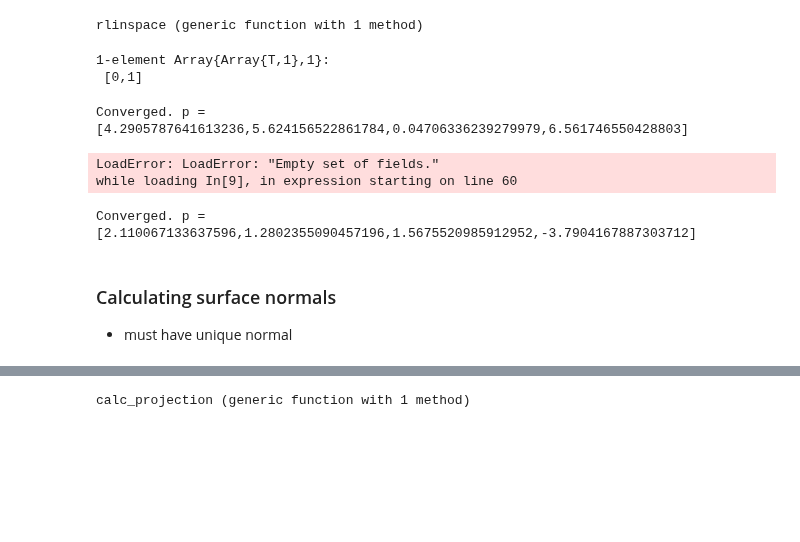
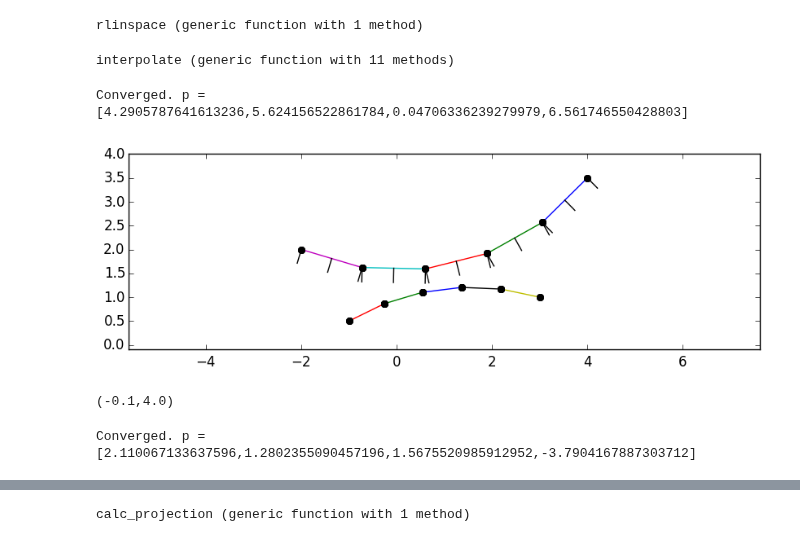
Before and after one commit to JuliaFEM/JuliaFEM.jl, a Jupyter notebook: notebooks/2015-09-15-2d-segmentation.ipynb, the cells around one changed output, grey strips where cells are left out. Saved outputs shown, nothing was run; the diff lists cells and outputs as text; code cells hidden in the pictures; blank space fills up the shorter version.

```diff
--- a/notebooks/2015-09-15-2d-segmentation.ipynb
+++ b/notebooks/2015-09-15-2d-segmentation.ipynb
@@ -40,12 +40,13 @@ function rlinspace(X1, X2, R, n, p0)
 end
 # %% [output]
 rlinspace (generic function with 1 method)
-# %%
-f = Field(0.0, Vector[])
-push!(f.values, [0, 1])
-# %% [output]
-1-element Array{Array{T,1},1}:
- [0,1]
+# %%
+function FEM.interpolate(basis::Basis, field::Field, xis::Array{Vector,1})
+    [FEM.interpolate(basis, field, xi) for xi in xis]
+end
+#FEM.interpolate(Γ₁[1], "geometry", Vector[[-1.0], [1.0]], 0.0)
+# %% [output]
+interpolate (generic function with 11 methods)
 # %%
 srand(42)
 
@@ -78,49 +79,71 @@ x2, y2 = rlinspace(X1, X2, R1, nsl, [ϕ11, ϕ12, xc1, yc1])
 """
 Calculate element local normal field
 """
-function calculate_normals!(el::Seg2, time, field_name="normal")
-    new_fieldset!(el, field_name)
+function calculate_normals!(element::Seg2, time, field_name="normal")
+    normal_fieldset = FieldSet(field_name)
     normal_field = Field(time, Vector[])
+    tangent(xi) = dinterpolate(element, "geometry", xi, time)
     for xi in Vector[[-1.0], [1.0]]
-        tangent = dinterpolate(el, "geometry", xi, time)
-        normal = [0 -1; 1 0]*tangent
-        normal /= norm(normal)
-        push!(normal_field.values, normal)
+        t = tangent(xi)
+        n = [-t[2], t[1]]
+        push!(normal_field, n/norm(n))
     end
-    #add_field!(el, field_name, normal_field)
+    push!(normal_fieldset, normal_field)
+    push!(element, normal_fieldset)
 end
 
 function create_elements(X, sid=0)
     Γ = []
     nnodes = size(X, 2)
     nelements = nnodes-1
     for i=1:nelements
         con = sid+[i, i+1]
         el = Seg2(con)
-        new_fieldset!(el, "geometry")
-        #add_field!(el, "geometry", Field(0.0, Vector[X[:, i], X[:, i+1]]))
+        push!(el, FieldSet("geometry", [Field(0.0, Vector[X[:, i], X[:, i+1]])]))
         push!(Γ, el)
     end
     return Γ
 end
+
+function plot_element(el; plot_with_normal=false)
+    # create a array of vectors
+    xis = linspace([-1.0], [1.0], 3)
+    time = 0.0
+    coords = interpolate(el, "geometry", xis, time)
+    ncoords = interpolate(el, "geometry", xis, time)
+    normals = interpolate(el, "normal", xis, time)
+    xs = [X[1] for X in coords]
+    ys = [X[2] for X in coords]
+    plot(xs, ys, "-")
+    plot([xs[1], xs[end]], [ys[1], ys[end]], "ko")
+    plot([xs[1], xs[end]], [ys[1], ys[end]], "ko")
+    if plot_with_normal
+        for i=1:3
+            p0 = ncoords[i]
+            p1 = ncoords[i]+0.3*normals[i]
+            plot([p0[1], p1[1]], [p0[2], p1[2]], "-k")
+        end
+    end
+end
+
 Γ₁ = create_elements([x1 y1]', 0)
 Γ₂ = create_elements([x2 y2]', nsl);
-
 for el in [Γ₁; Γ₂]
     calculate_normals!(el, 0.0)
 end
 
 figure(figsize=(10, 3))
-plot(x1, y1, "-ko")
-plot(x2, y2, "-ko")
+for el in Γ₁
+    plot_element(el; plot_with_normal=true)
+end
+for el in Γ₂
+    plot_element(el; plot_with_normal=false)
+end
 axis("equal")
 ylim(-0.1, 4.0)
+#axis("off")
 # %% [output]
 Converged. p = [4.2905787641613236,5.624156522861784,0.04706336239279979,6.561746550428803]
+[figure, added]
-LoadError: LoadError: "Empty set of fields."
-while loading In[9], in expression starting on line 60
+(-0.1,4.0)
 Converged. p = [2.110067133637596,1.2802355090457196,1.5675520985912952,-3.7904167887303712]
-# %% [markdown]
-### Calculating surface normals
-
-- must have unique normal
```
Also changed, not shown: parts of 8 cells of this notebook.
